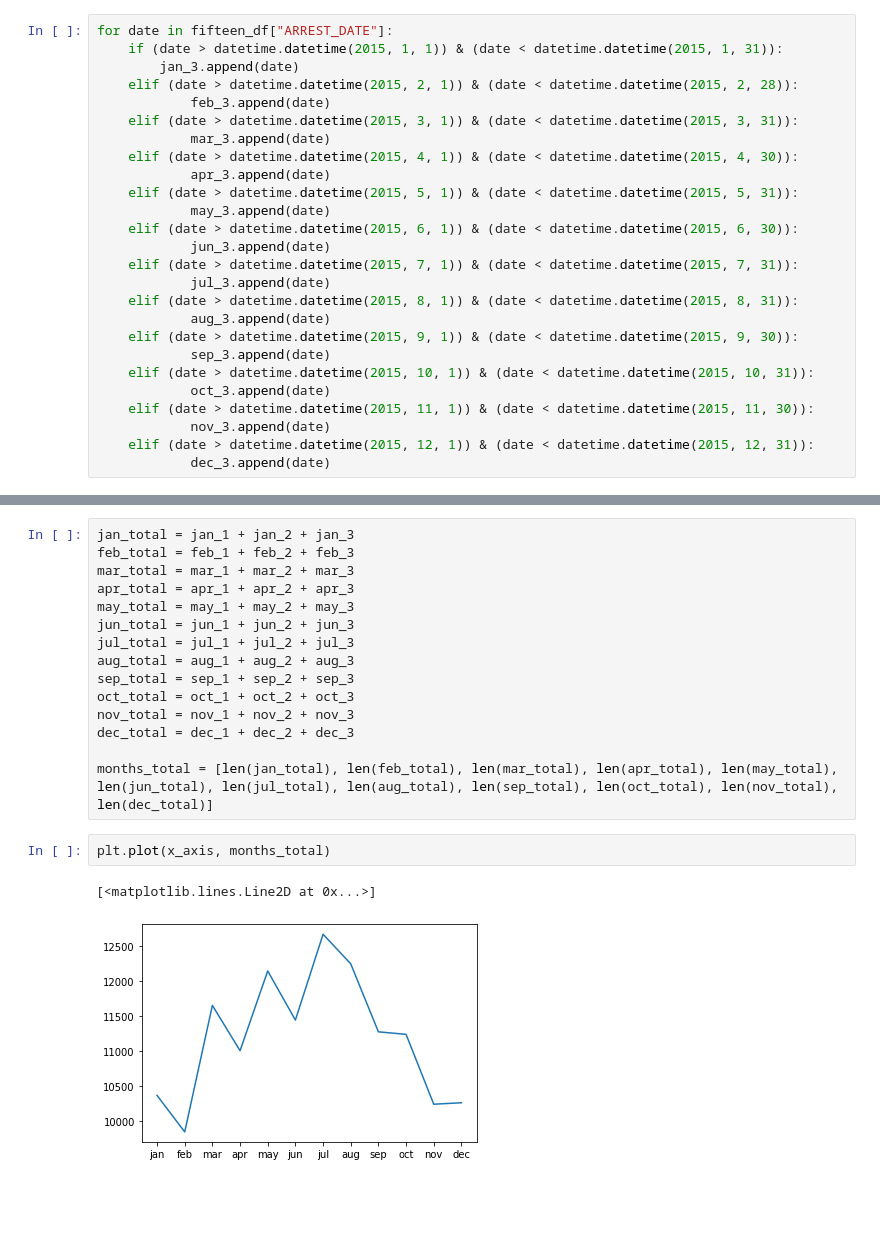
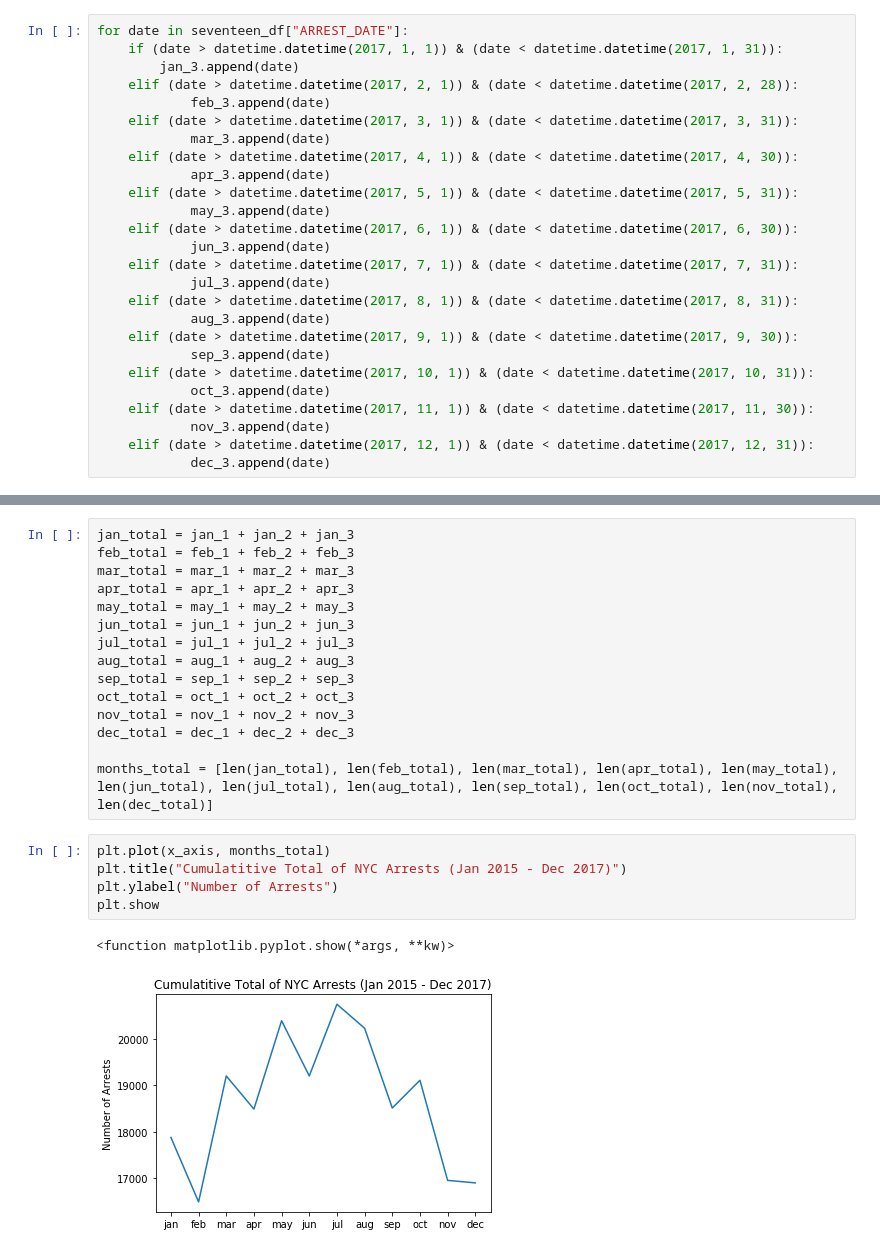
Before and after one commit to markmessick/nyc-crime-analysis, a Jupyter notebook: Crime by Year_Month_Season (Mark's Version).ipynb, the cells around one changed output, grey strips where cells are left out. Cells and saved outputs as stored; diff of their text form; blank space fills up the shorter version.

```diff
--- a/Crime by Year_Month_Season (Mark's Version).ipynb
+++ b/Crime by Year_Month_Season (Mark's Version).ipynb
@@ -286,30 +256,30 @@ oct_3 = []
 nov_3 = []
 dec_3 = []
 # %%
-for date in fifteen_df["ARREST_DATE"]:
-    if (date > datetime.datetime(2015, 1, 1)) & (date < datetime.datetime(2015, 1, 31)):
+for date in seventeen_df["ARREST_DATE"]:
+    if (date > datetime.datetime(2017, 1, 1)) & (date < datetime.datetime(2017, 1, 31)):
         jan_3.append(date)
-    elif (date > datetime.datetime(2015, 2, 1)) & (date < datetime.datetime(2015, 2, 28)):
+    elif (date > datetime.datetime(2017, 2, 1)) & (date < datetime.datetime(2017, 2, 28)):
             feb_3.append(date)
-    elif (date > datetime.datetime(2015, 3, 1)) & (date < datetime.datetime(2015, 3, 31)):
+    elif (date > datetime.datetime(2017, 3, 1)) & (date < datetime.datetime(2017, 3, 31)):
             mar_3.append(date)
-    elif (date > datetime.datetime(2015, 4, 1)) & (date < datetime.datetime(2015, 4, 30)):
+    elif (date > datetime.datetime(2017, 4, 1)) & (date < datetime.datetime(2017, 4, 30)):
             apr_3.append(date)
-    elif (date > datetime.datetime(2015, 5, 1)) & (date < datetime.datetime(2015, 5, 31)):
+    elif (date > datetime.datetime(2017, 5, 1)) & (date < datetime.datetime(2017, 5, 31)):
             may_3.append(date)
-    elif (date > datetime.datetime(2015, 6, 1)) & (date < datetime.datetime(2015, 6, 30)):
+    elif (date > datetime.datetime(2017, 6, 1)) & (date < datetime.datetime(2017, 6, 30)):
             jun_3.append(date)
-    elif (date > datetime.datetime(2015, 7, 1)) & (date < datetime.datetime(2015, 7, 31)):
+    elif (date > datetime.datetime(2017, 7, 1)) & (date < datetime.datetime(2017, 7, 31)):
             jul_3.append(date)
-    elif (date > datetime.datetime(2015, 8, 1)) & (date < datetime.datetime(2015, 8, 31)):
+    elif (date > datetime.datetime(2017, 8, 1)) & (date < datetime.datetime(2017, 8, 31)):
             aug_3.append(date)
-    elif (date > datetime.datetime(2015, 9, 1)) & (date < datetime.datetime(2015, 9, 30)):
+    elif (date > datetime.datetime(2017, 9, 1)) & (date < datetime.datetime(2017, 9, 30)):
             sep_3.append(date)
-    elif (date > datetime.datetime(2015, 10, 1)) & (date < datetime.datetime(2015, 10, 31)):
+    elif (date > datetime.datetime(2017, 10, 1)) & (date < datetime.datetime(2017, 10, 31)):
             oct_3.append(date)
-    elif (date > datetime.datetime(2015, 11, 1)) & (date < datetime.datetime(2015, 11, 30)):
+    elif (date > datetime.datetime(2017, 11, 1)) & (date < datetime.datetime(2017, 11, 30)):
             nov_3.append(date)
-    elif (date > datetime.datetime(2015, 12, 1)) & (date < datetime.datetime(2015, 12, 31)):
+    elif (date > datetime.datetime(2017, 12, 1)) & (date < datetime.datetime(2017, 12, 31)):
             dec_3.append(date)
 # %%
 months = [len(jan), len(feb), len(mar), len(apr), len(may), len(jun), len(jul), len(aug), len(sep), len(oct), len(nov), len(dec)]
@@ -352,8 +319,11 @@ nov_total = nov_1 + nov_2 + nov_3
 dec_total = dec_1 + dec_2 + dec_3
 
 months_total = [len(jan_total), len(feb_total), len(mar_total), len(apr_total), len(may_total), len(jun_total), len(jul_total), len(aug_total), len(sep_total), len(oct_total), len(nov_total), len(dec_total)]
-# %%
-plt.plot(x_axis, months_total)
-# %% [output]
-[<matplotlib.lines.Line2D at 0x...>]
-[figure, removed]
+# %%
+plt.plot(x_axis, months_total)
+plt.title("Cumulatitive Total of NYC Arrests (Jan 2015 - Dec 2017)")
+plt.ylabel("Number of Arrests")
+plt.show
+# %% [output]
+<function matplotlib.pyplot.show(*args, **kw)>
+[figure, added]
```
Also changed, not shown: parts of 16 cells of this notebook, 3 other files.
